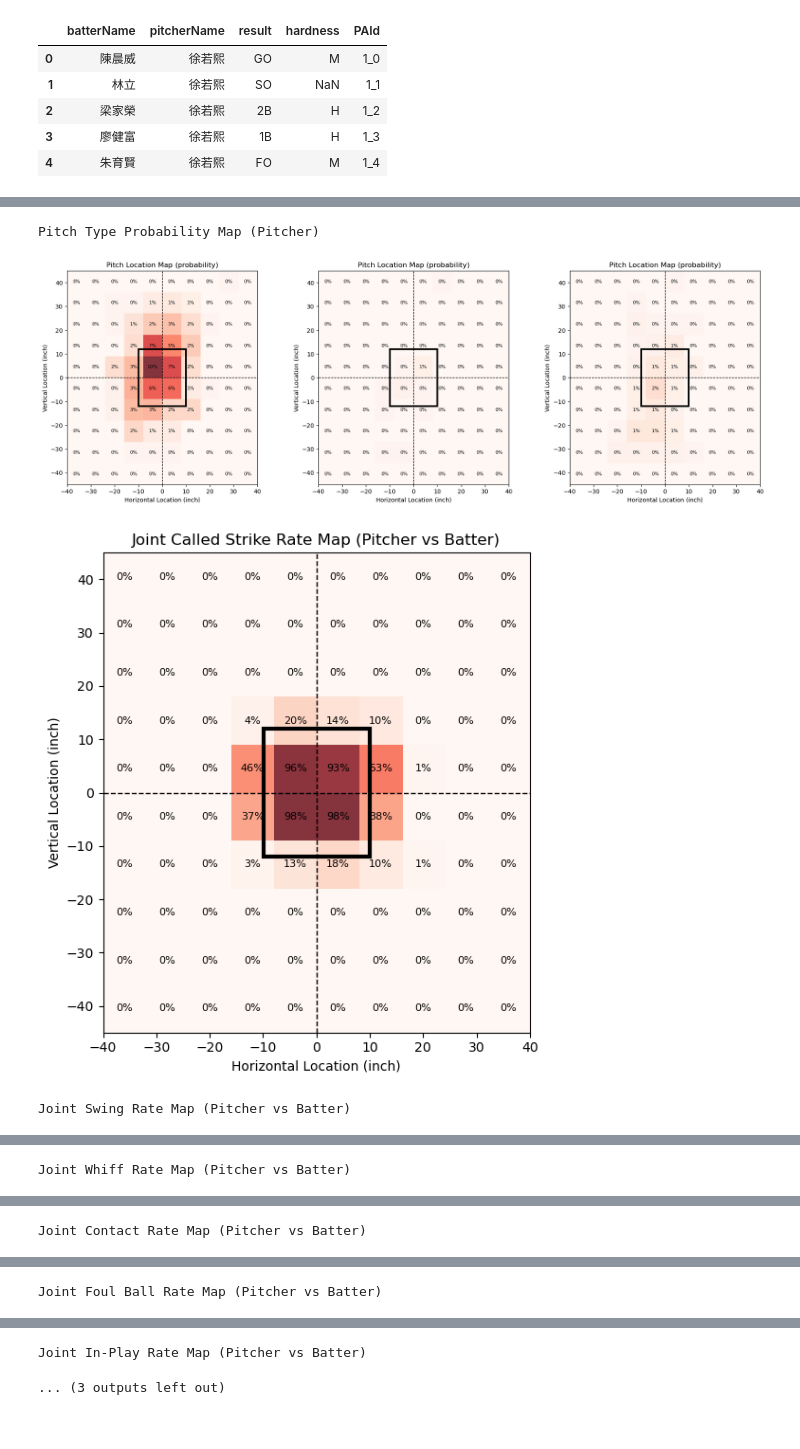
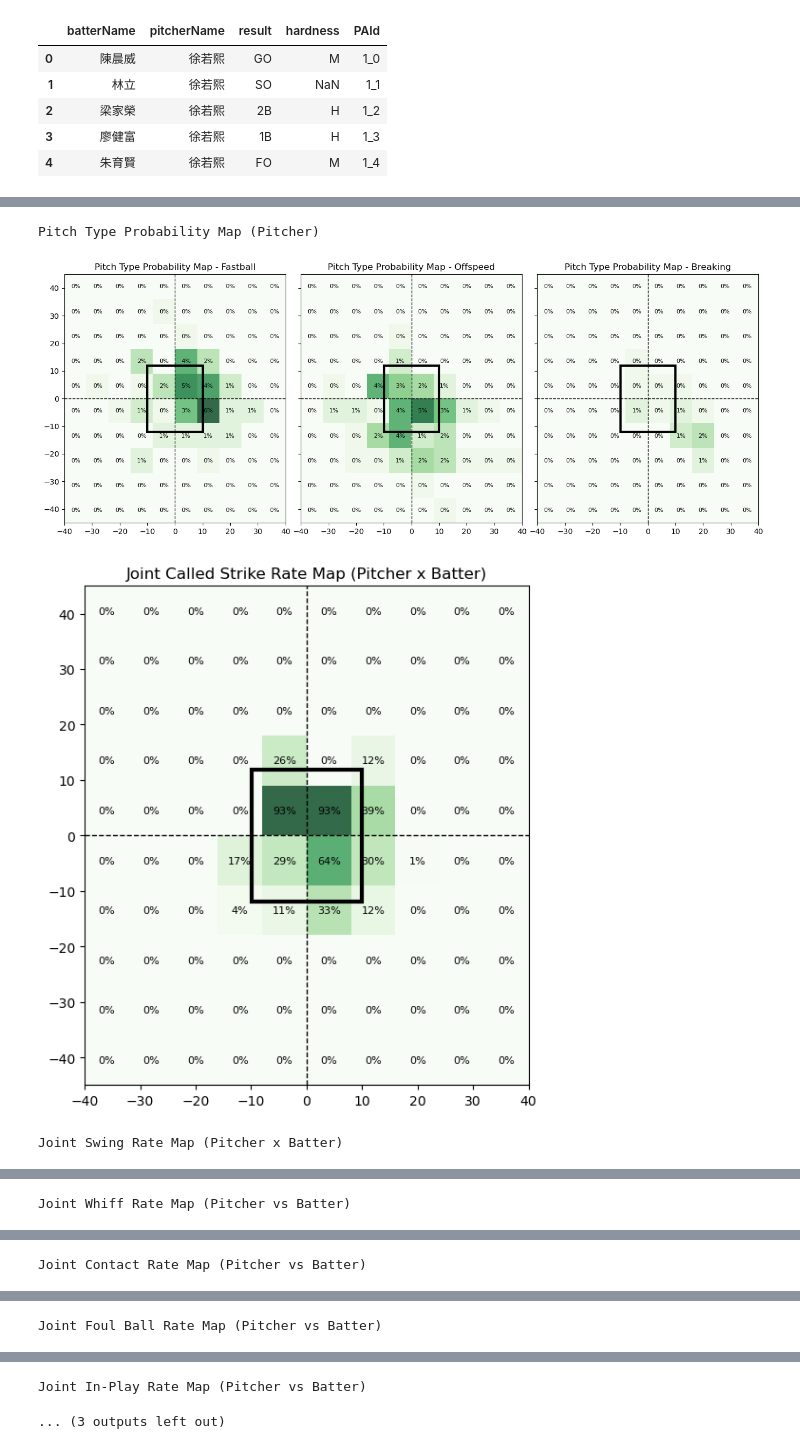
Before and after one commit to hyp0515/cpbl_data_analysis, a Jupyter notebook: pitcher_vs_batter.ipynb, the cells around one changed output, grey strips where cells are left out. Cells and saved outputs as stored; diff of their text form; code cells hidden in the pictures.

```diff
--- a/pitcher_vs_batter.ipynb
+++ b/pitcher_vs_batter.ipynb
@@ -166,7 +166,7 @@ def assign_counts_to_pitches(df):
 counts_df = assign_counts_to_pitches(events)
 # %%
 ### filter out non-PITCH type
-pitcher = events[((events['pitcherName'] == '古林睿煬')) & (events['type'] == 'PITCH')]
+pitcher = events[((events['pitcherName'] == '肯特')) & (events['type'] == 'PITCH')]
 batter = events[((events['batterName'].isin(events['batterName'].unique()))) & (events['type'] == 'PITCH')]
 # batter = pitcher.copy()
 # %%
@@ -305,12 +290,12 @@ def event_to_map(events_parent, smooth=True):
 def single_map(ax, data_map, type='probability', **kargs):
 
     if type == 'probability':
-        ax.imshow(data_map, extent=(-40, 40, -45, 45), origin='lower', cmap='Reds', alpha=0.8, **kargs)
+        ax.imshow(data_map, extent=(-40, 40, -45, 45), origin='lower', cmap='Greens', alpha=0.8, **kargs)
     ax.axhline(0, color='black', linestyle='--', linewidth=1)
     ax.axvline(0, color='black', linestyle='--', linewidth=1)
-    ax.set_title(f'Pitch Location Map ({type})')
-    ax.set_xlabel('Horizontal Location (inch)')
-    ax.set_ylabel('Vertical Location (inch)')
+    # ax.set_title(f'Pitch Location Map ({type})')
+    # ax.set_xlabel('Horizontal Location (inch)')
+    # ax.set_ylabel('Vertical Location (inch)')
     for i in range(bins):
         for j in range(bins):
             if type == 'count':
@@ -583,60 +568,77 @@ def pitcher_vs_batter(pitcher, batter, strike, ball):
 
     return called_strike_rate, swing_rate, whiff_rate, contact_rate, foul_rate, inplay_rate, soft_rate, pitchType_prob_p, pitchType_count_p
 # %%
-strike = 0
-ball = 0
+strike = 1
+ball = [0, 1, 2, 3]
 called_strike_rate, swing_rate, whiff_rate, contact_rate, foul_rate, inplay_rate, soft_rate, pitchType_prob_p, pitchType_count_p = pitcher_vs_batter(pitcher, batter, strike, ball)
 # %%
 print("Pitch Type Probability Map (Pitcher)")
-fig, ax = plt.subplots(1, 3, figsize=(18,6), tight_layout=True)
+fig, ax = plt.subplots(1, 3, figsize=(18,6), sharex=True, sharey=True)
+plt.subplots_adjust(wspace=-0.15, hspace=0.0)
 for i in range(3):
     single_map(ax[i], pitchType_prob_p[:, :, i], type='probability', vmin=0, vmax=np.max(pitchType_prob_p))
+    ax[i].set_title(f'Pitch Type Probability Map - {["Fastball", "Offspeed", "Breaking"][i]}')
+plt.savefig('pitch_type_probability_map_pitcher.png')
 plt.show()
+plt.close('all')
 
 fig, ax = plt.subplots(1, 1, figsize=(6,6), tight_layout=True)
 single_map(ax, called_strike_rate, type='probability')
-plt.title('Joint Called Strike Rate Map (Pitcher vs Batter)')
+plt.title('Joint Called Strike Rate Map (Pitcher x Batter)')
+plt.savefig('called_strike_rate_map.png')
 plt.show()
+plt.close('all')
 
-print("Joint Swing Rate Map (Pitcher vs Batter)")
-fig, ax = plt.subplots(1, 3, figsize=(18,6), tight_layout=True)
+print("Joint Swing Rate Map (Pitcher x Batter)")
+fig, ax = plt.subplots(1, 3, figsize=(18,6), sharex=True, sharey=True)
+plt.subplots_adjust(wspace=-0.15, hspace=0.0)
 for i in range(3):
     single_map(ax[i], swing_rate[:, :, i], type='probability')
+plt.savefig('swing_rate_map.png')
 plt.show()
+plt.close('all')
 
 print("Joint Whiff Rate Map (Pitcher vs Batter)")
-fig, ax = plt.subplots(1, 3, figsize=(18,6), tight_layout=True)
+fig, ax = plt.subplots(1, 3, figsize=(18,6), sharex=True, sharey=True)
+plt.subplots_adjust(wspace=-0.15, hspace=0.0)
 for i in range(3):
     single_map(ax[i], whiff_rate[:, :, i], type='probability')
+plt.savefig('whiff_rate_map.png')
 plt.show()
-
+plt.close('all')
 
 print("Joint Contact Rate Map (Pitcher vs Batter)")
-fig, ax = plt.subplots(1, 3, figsize=(18,6), tight_layout=True)
+fig, ax = plt.subplots(1, 3, figsize=(18,6), sharex=True, sharey=True)
+plt.subplots_adjust(wspace=-0.15, hspace=0.0)
 for i in range(3):
     single_map(ax[i], contact_rate[:, :, i], type='probability')
+plt.savefig('contact_rate_map.png')
 plt.show()
+plt.close('all')
 
 print("Joint Foul Ball Rate Map (Pitcher vs Batter)")
 fig, ax = plt.subplots(1, 3, figsize=(18,6), tight_layout=True)
 for i in range(3):
     single_map(ax[i], foul_rate[:, :, i], type='probability')
 plt.show()
 
 print("Joint In-Play Rate Map (Pitcher vs Batter)")
 fig, ax = plt.subplots(1, 3, figsize=(18,6), tight_layout=True)
 for i in range(3):
     single_map(ax[i], inplay_rate[:, :, i], type='probability')
 plt.show()
 
 
 print("Joint Soft Contact Rate (Pitcher vs Batter)")
-fig, ax = plt.subplots(1, 3, figsize=(18,6), tight_layout=True)
+fig, ax = plt.subplots(1, 3, figsize=(18,6), sharex=True, sharey=True)
+plt.subplots_adjust(wspace=-0.15, hspace=0.0)
 for i in range(3):
     single_map(ax[i], soft_rate[:, :, i], type='probability')
+plt.savefig('soft_contact_rate_map.png')
 plt.show()
+plt.close('all')
 # %% [output]
 Pitch Type Probability Map (Pitcher)
-[figure, old version]
+[figure, new version]
-[figure, old version]
+[figure, new version]
-Joint Swing Rate Map (Pitcher vs Batter)
+Joint Swing Rate Map (Pitcher x Batter)
```
Also changed, not shown: parts of 11 cells of this notebook, 3 other files.
